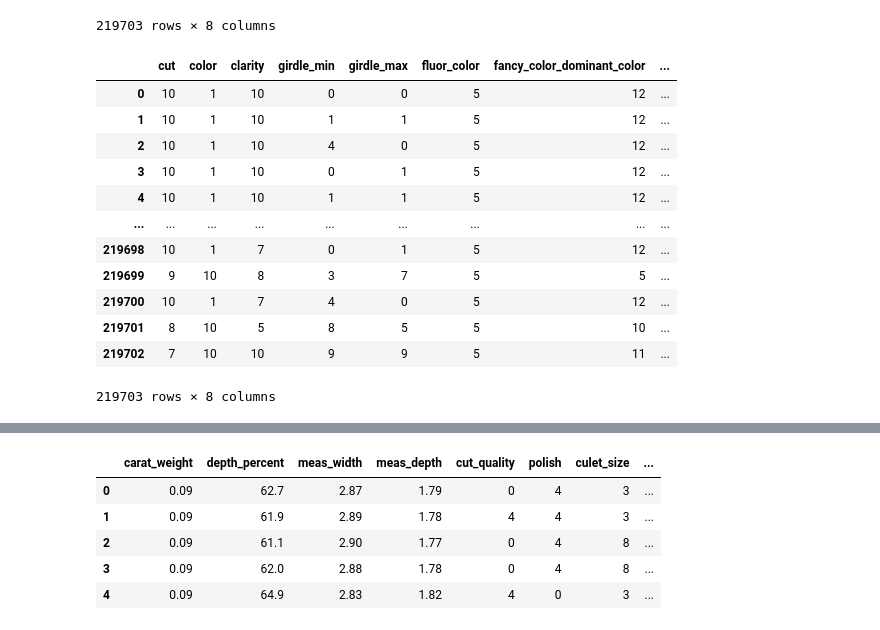
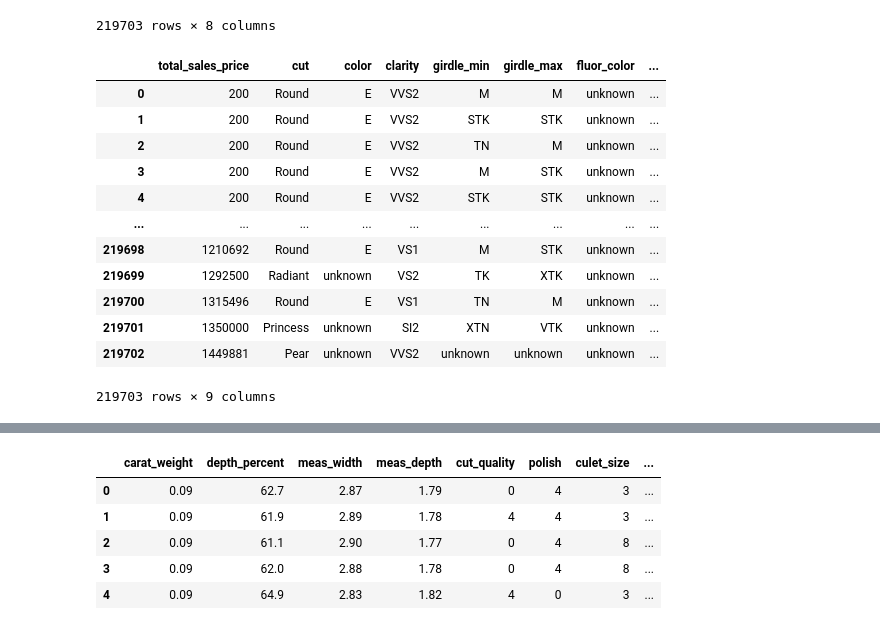
Before and after one commit to ChiragB254/Kaggle-Notebooks, a Jupyter notebook: dimond-price-prediction.ipynb, the cells around one changed output, grey strips where cells are left out. Saved outputs shown, nothing was run; the diff lists cells and outputs as text; code cells hidden in the pictures.

Commit message:
Kaggle Notebook | Dimond-Price -Prediction | Version 13

```diff
--- a/dimond-price-prediction.ipynb
+++ b/dimond-price-prediction.ipynb
@@ -699,6 +699,24 @@ df_cat_dummy
 219703 rows × 8 columns
 # %%
 df_cat.drop(columns=['lab','eye_clean'],inplace = True)
+# %%
+#concatenating atrget and cat df for target encoding
+df_cat = pd.concat([df_y,df_cat],axis=1)  # Using .concat function to join the target variables and categorical features
+df_cat
+# %% [output]
+|  | total_sales_price | cut | color | clarity | girdle_min | girdle_max | fluor_color | ... |
+| 0 | 200 | Round | E | VVS2 | M | M | unknown | ... |
+| 1 | 200 | Round | E | VVS2 | STK | STK | unknown | ... |
+| 2 | 200 | Round | E | VVS2 | TN | M | unknown | ... |
+| 3 | 200 | Round | E | VVS2 | M | STK | unknown | ... |
+| 4 | 200 | Round | E | VVS2 | STK | STK | unknown | ... |
+| ... | ... | ... | ... | ... | ... | ... | ... | ... |
+| 219698 | 1210692 | Round | E | VS1 | M | STK | unknown | ... |
+| 219699 | 1292500 | Radiant | unknown | VS2 | TK | XTK | unknown | ... |
+| 219700 | 1315496 | Round | E | VS1 | TN | M | unknown | ... |
+| 219701 | 1350000 | Princess | unknown | SI2 | XTN | VTK | unknown | ... |
+| 219702 | 1449881 | Pear | unknown | VVS2 | unknown | unknown | unknown | ... |
+219703 rows × 9 columns
 # %%
 label_encoder = LabelEncoder()
 
@@ -709,17 +727,3 @@ for column in cat_columns:
     df_cat[column] = label_encoder.fit_transform(df_cat[column])
 
 df_cat
-# %% [output]
-|  | cut | color | clarity | girdle_min | girdle_max | fluor_color | fancy_color_dominant_color | ... |
-| 0 | 10 | 1 | 10 | 0 | 0 | 5 | 12 | ... |
-| 1 | 10 | 1 | 10 | 1 | 1 | 5 | 12 | ... |
-| 2 | 10 | 1 | 10 | 4 | 0 | 5 | 12 | ... |
-| 3 | 10 | 1 | 10 | 0 | 1 | 5 | 12 | ... |
-| 4 | 10 | 1 | 10 | 1 | 1 | 5 | 12 | ... |
-| ... | ... | ... | ... | ... | ... | ... | ... | ... |
-| 219698 | 10 | 1 | 7 | 0 | 1 | 5 | 12 | ... |
-| 219699 | 9 | 10 | 8 | 3 | 7 | 5 | 5 | ... |
-| 219700 | 10 | 1 | 7 | 4 | 0 | 5 | 12 | ... |
-| 219701 | 8 | 10 | 5 | 8 | 5 | 5 | 10 | ... |
-| 219702 | 7 | 10 | 10 | 9 | 9 | 5 | 11 | ... |
-219703 rows × 8 columns
```
Also changed, not shown: parts of 10 cells of this notebook.
